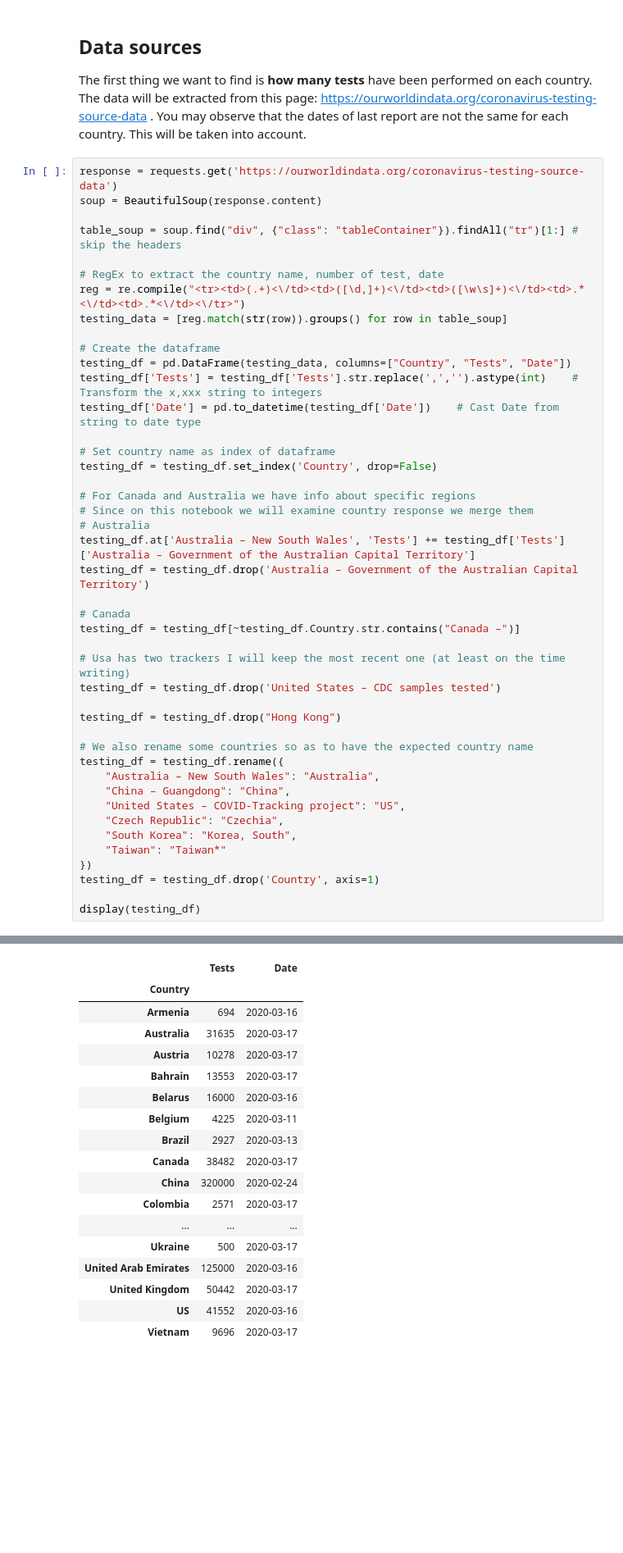
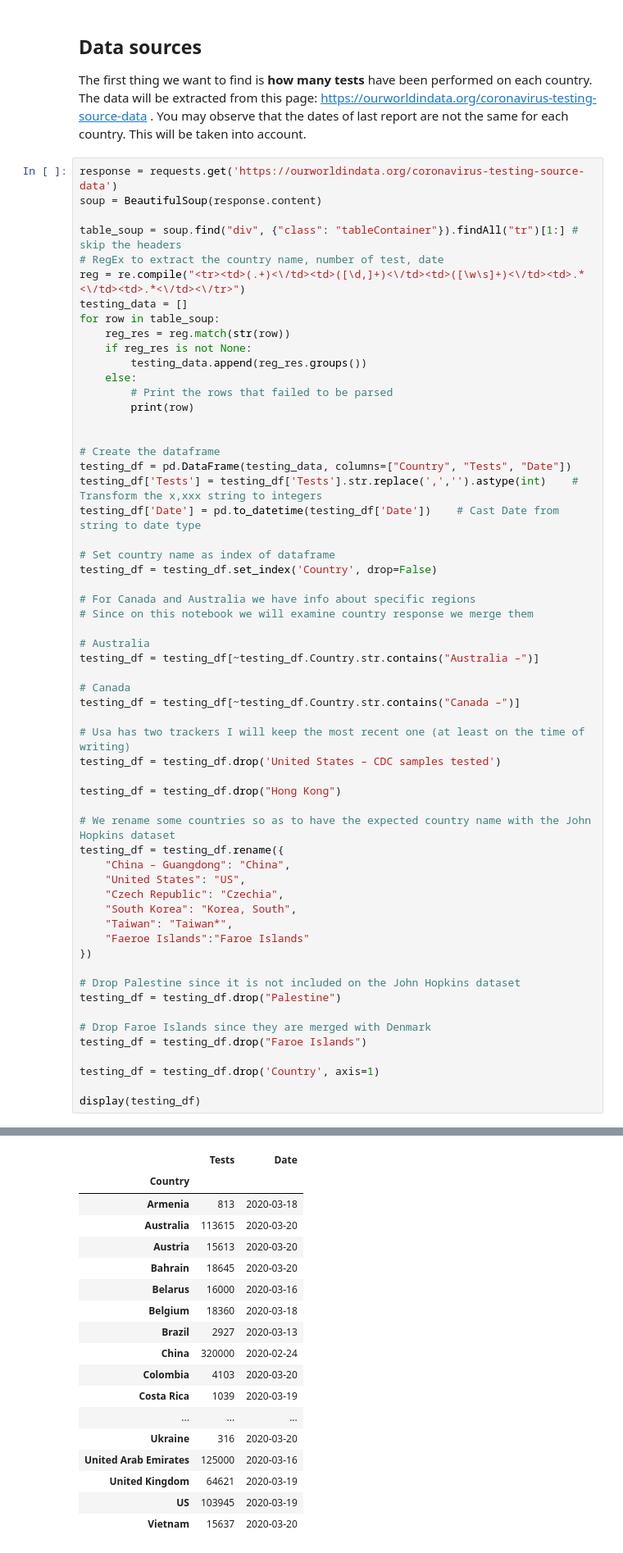
Before and after one commit to MikeXydas/Data-Bites, a Jupyter notebook: Covid19_Testing_Importance.ipynb, the cells around one changed output, grey strips where cells are left out. Shown: that part at 82% size. Cells and saved outputs as stored; diff of their text form; blank space fills up the shorter version.

```diff
--- a/Covid19_Testing_Importance.ipynb
+++ b/Covid19_Testing_Importance.ipynb
@@ -25,10 +29,17 @@ response = requests.get('https://ourworldindata.org/coronavirus-testing-source-d
 soup = BeautifulSoup(response.content)
 
 table_soup = soup.find("div", {"class": "tableContainer"}).findAll("tr")[1:] # skip the headers
-
 # RegEx to extract the country name, number of test, date
 reg = re.compile("<tr><td>(.+)<\/td><td>([\d,]+)<\/td><td>([\w\s]+)<\/td><td>.*<\/td><td>.*<\/td><\/tr>")
-testing_data = [reg.match(str(row)).groups() for row in table_soup]
+testing_data = []
+for row in table_soup:
+    reg_res = reg.match(str(row))
+    if reg_res is not None:
+        testing_data.append(reg_res.groups())
+    else:
+        # Print the rows that failed to be parsed
+        print(row)
+
 
 # Create the dataframe
 testing_df = pd.DataFrame(testing_data, columns=["Country", "Tests", "Date"])
@@ -40,27 +51,34 @@ testing_df = testing_df.set_index('Country', drop=False)
 
 # For Canada and Australia we have info about specific regions
 # Since on this notebook we will examine country response we merge them
+
 # Australia
-testing_df.at['Australia – New South Wales', 'Tests'] += testing_df['Tests']['Australia – Government of the Australian Capital Territory']
-testing_df = testing_df.drop('Australia – Government of the Australian Capital Territory')
+testing_df = testing_df[~testing_df.Country.str.contains("Australia –")]
 
 # Canada
 testing_df = testing_df[~testing_df.Country.str.contains("Canada –")]
 
-# Usa has two trackers I will keep the most recent one (at least on the time writing)
+# Usa has two trackers I will keep the most recent one (at least on the time of writing)
 testing_df = testing_df.drop('United States – CDC samples tested')
 
 testing_df = testing_df.drop("Hong Kong")
 
-# We also rename some countries so as to have the expected country name
+# We rename some countries so as to have the expected country name with the John Hopkins dataset
 testing_df = testing_df.rename({
-    "Australia – New South Wales": "Australia",
     "China – Guangdong": "China",
-    "United States – COVID-Tracking project": "US",
+    "United States": "US",
     "Czech Republic": "Czechia",
     "South Korea": "Korea, South",
-    "Taiwan": "Taiwan*"
+    "Taiwan": "Taiwan*",
+    "Faeroe Islands":"Faroe Islands"
 })
+
+# Drop Palestine since it is not included on the John Hopkins dataset
+testing_df = testing_df.drop("Palestine")
+
+# Drop Faroe Islands since they are merged with Denmark
+testing_df = testing_df.drop("Faroe Islands")
+
 testing_df = testing_df.drop('Country', axis=1)
 
 display(testing_df)
@@ -68,21 +88,21 @@ display(testing_df)
 |  | Tests | Date |
 | Country |  |  |
-| Armenia | 694 | 2020-03-16 |
-| Australia | 31635 | 2020-03-17 |
-| Austria | 10278 | 2020-03-17 |
-| Bahrain | 13553 | 2020-03-17 |
+| Armenia | 813 | 2020-03-18 |
+| Australia | 113615 | 2020-03-20 |
+| Austria | 15613 | 2020-03-20 |
+| Bahrain | 18645 | 2020-03-20 |
 | Belarus | 16000 | 2020-03-16 |
-| Belgium | 4225 | 2020-03-11 |
+| Belgium | 18360 | 2020-03-18 |
 | Brazil | 2927 | 2020-03-13 |
-| Canada | 38482 | 2020-03-17 |
 | China | 320000 | 2020-02-24 |
-| Colombia | 2571 | 2020-03-17 |
+| Colombia | 4103 | 2020-03-20 |
+| Costa Rica | 1039 | 2020-03-19 |
 | ... | ... | ... |
-| Ukraine | 500 | 2020-03-17 |
+| Ukraine | 316 | 2020-03-20 |
 | United Arab Emirates | 125000 | 2020-03-16 |
-| United Kingdom | 50442 | 2020-03-17 |
-| US | 41552 | 2020-03-16 |
-| Vietnam | 9696 | 2020-03-17 |
+| United Kingdom | 64621 | 2020-03-19 |
+| US | 103945 | 2020-03-19 |
+| Vietnam | 15637 | 2020-03-20 |
 # %% [markdown]
 Next we must find info like confirmed cases, recovered cases, deaths for each country above.
 The dataset used will be the [John Hopkin's one](https://github.com/CSSEGISandData/COVID19/blob/master/csse_covid_19_data/csse_covid_19_time_series/time_series_19-covid-Confirmed.csv).
```
Also changed, not shown: parts of 5 cells of this notebook, 2 other files.
